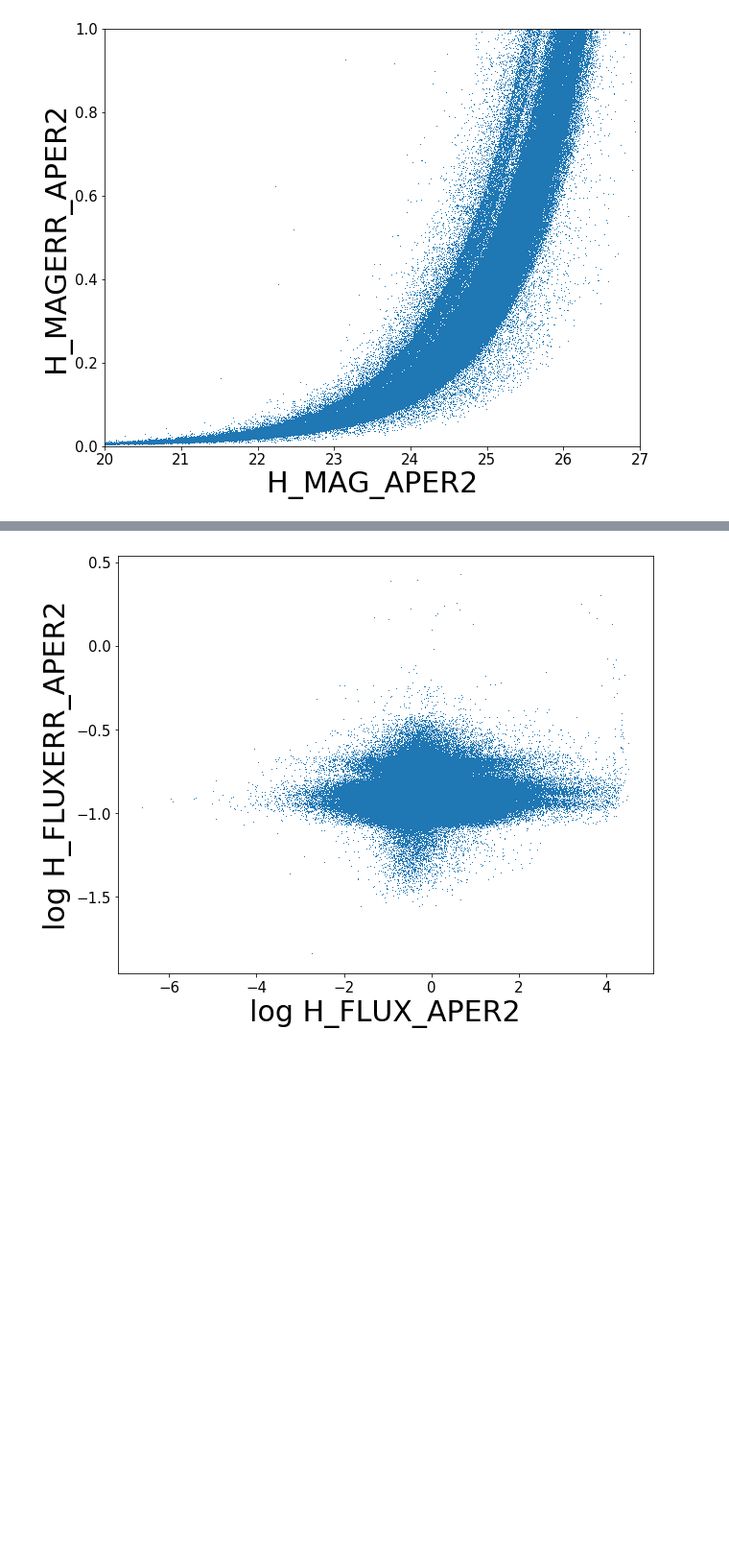
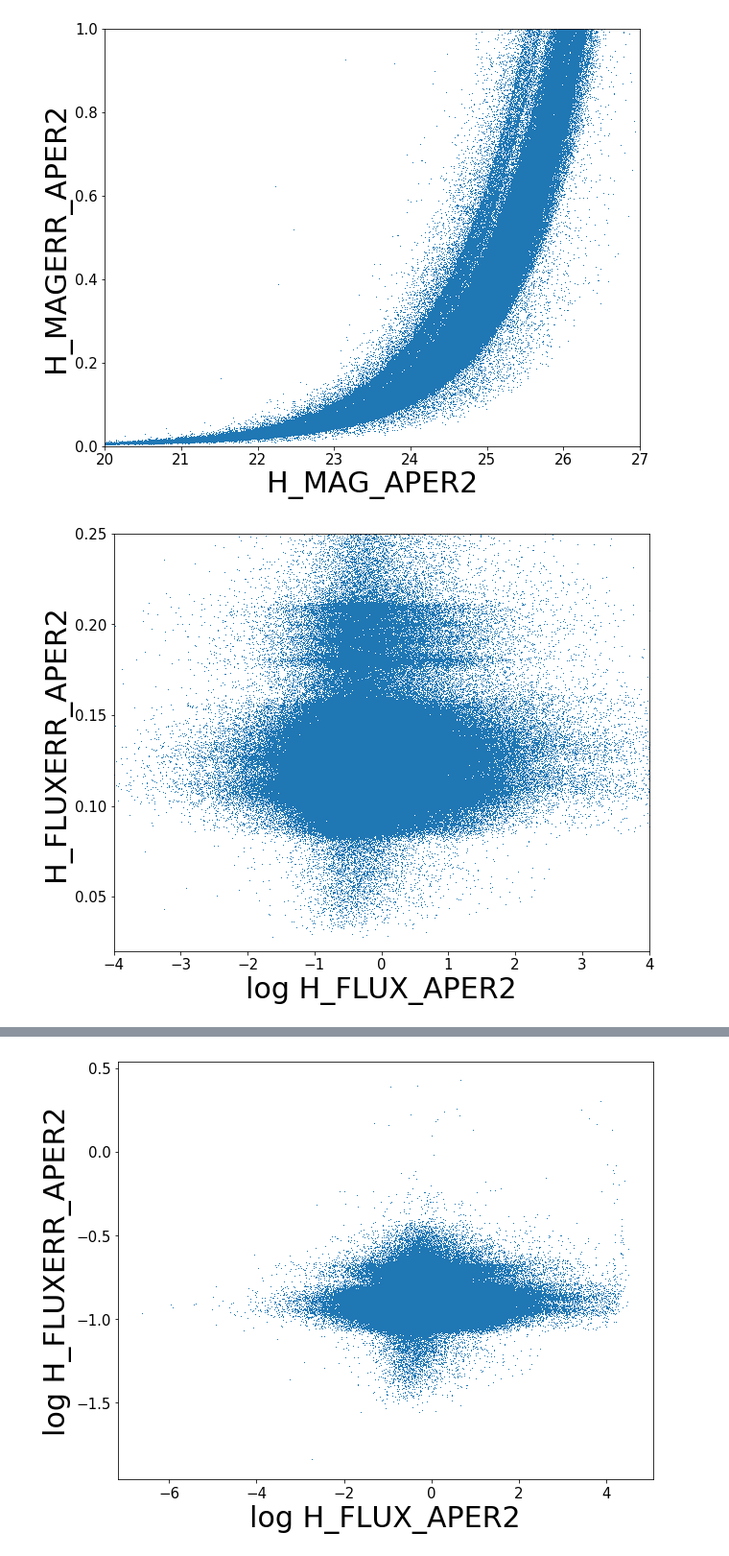
Before and after one commit to GiorgioManzoni/VIPERS_GALFORM, a Jupyter notebook: 018_READ_COSMOS.ipynb, the cells around one changed output, grey strips where cells are left out. Shown at 96% size. Saved outputs shown, nothing was run; the diff lists cells and outputs as text; code cells hidden in the pictures; blank space fills up the shorter version.

```diff
--- a/018_READ_COSMOS.ipynb
+++ b/018_READ_COSMOS.ipynb
@@ -210,3 +227,20 @@ plt.savefig('../plots/018/COSMOS_MAG_ERROR_H.png')
 plt.show()
 # %% [output]
 [figure]
+# %%
+plt.figure(figsize=(10,8))
+#plt.plot(cat['H_MAG_APER2'][(cat['H_MAG_APER2']>0.)&(cat['H_MAG_APER2']<30.)],cat['H_MAGERR_APER2'][(cat['H_MAG_APER2']>0.)&(cat['H_MAG_APER2']<30.)],",")
+plt.plot(np.log10(cat['H_FLUX_APER2'][(cat['H_FLUXERR_APER2']>0.)]),
+         cat['H_FLUXERR_APER2'][(cat['H_FLUXERR_APER2']>0.)],",")
+#plt.plot(cat['H_FLUX_APER2'],cat['H_FLUXERR_APER2'],",")
+
+plt.xlim(-4.,4.)
+plt.ylim(0.02,0.25)
+
+plt.xlabel('log H_FLUX_APER2',fontsize=30)
+plt.ylabel('H_FLUXERR_APER2',fontsize=30)
+plt.tick_params(labelsize=15)
+plt.savefig('../plots/018/COSMOS_FLUX_ERROR_H.png')
+plt.show()
+# %% [output]
+[figure, added]
```
Also changed, not shown: parts of 10 cells of this notebook.
